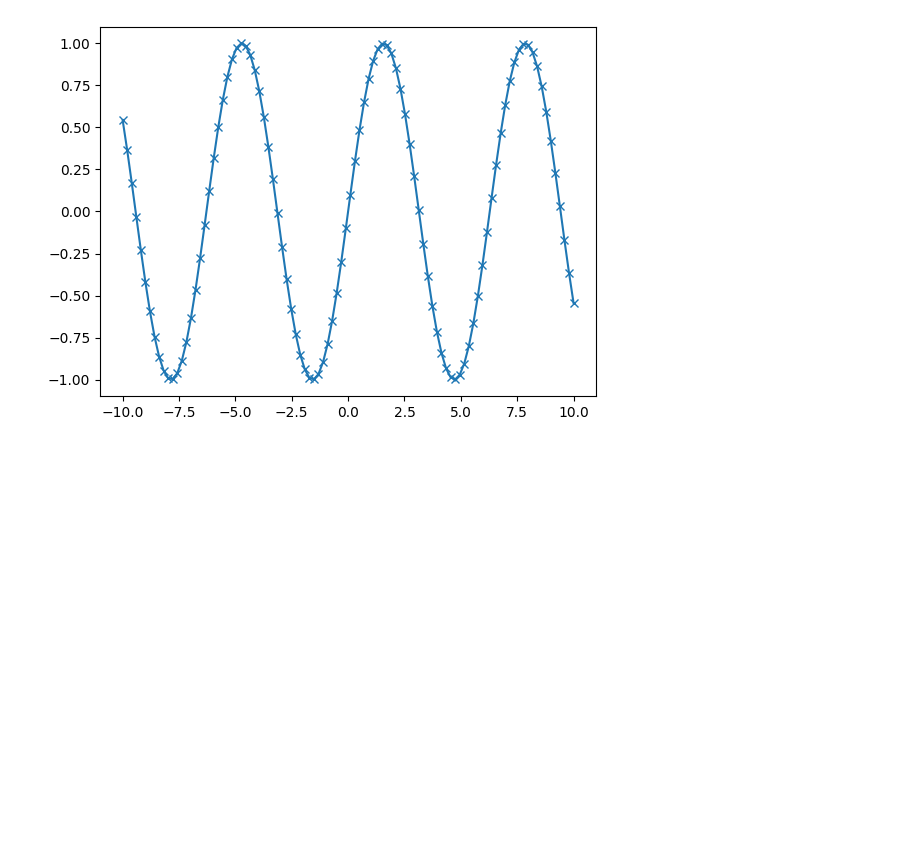
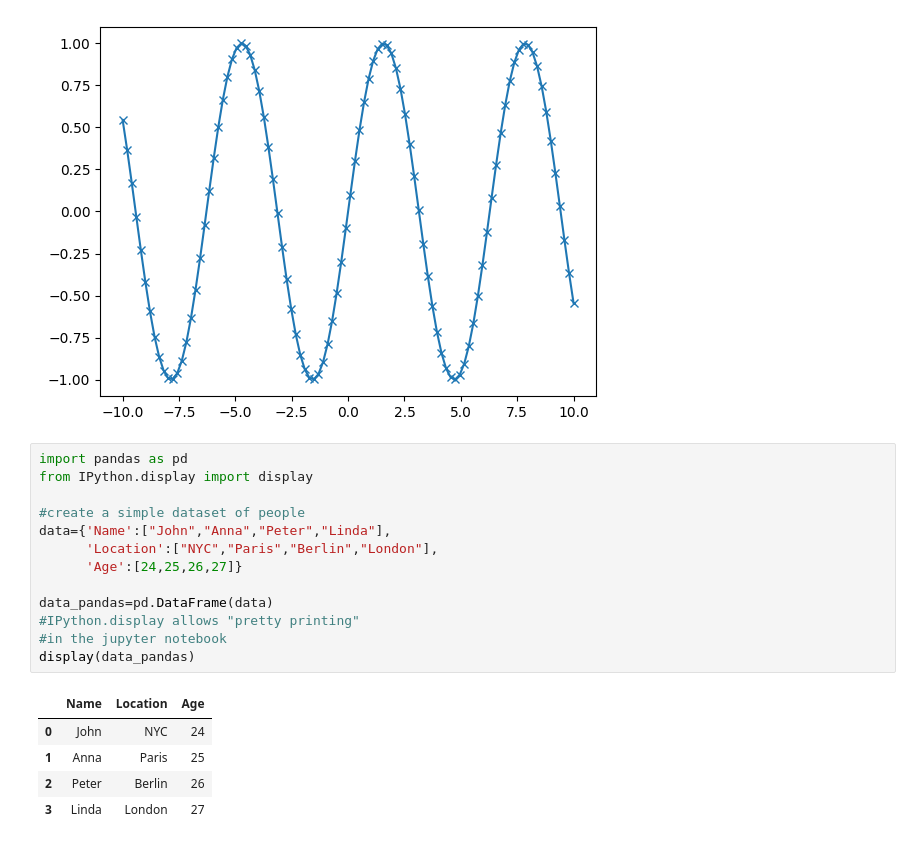
Before and after one commit to SkyCapSnotty/Machine-Learning, a Jupyter notebook: MLP/mlbasics.ipynb, the cells around one changed output. Drawn from its saved outputs; the diff is of its cells as text; blank space fills up the shorter version.

```diff
--- a/MLP/mlbasics.ipynb
+++ b/MLP/mlbasics.ipynb
@@ -64,3 +64,22 @@ plt.plot(x,y,marker="x")
 # %% [output]
 [<matplotlib.lines.Line2D at 0x...>]
 [figure]
+# %%
+import pandas as pd
+from IPython.display import display
+
+#create a simple dataset of people
+data={'Name':["John","Anna","Peter","Linda"],
+      'Location':["NYC","Paris","Berlin","London"],
+      'Age':[24,25,26,27]}
+
+data_pandas=pd.DataFrame(data)
+#IPython.display allows "pretty printing"
+#in the jupyter notebook
+display(data_pandas)
+# %% [output]
+|  | Name | Location | Age |
+| 0 | John | NYC | 24 |
+| 1 | Anna | Paris | 25 |
+| 2 | Peter | Berlin | 26 |
+| 3 | Linda | London | 27 |
```
